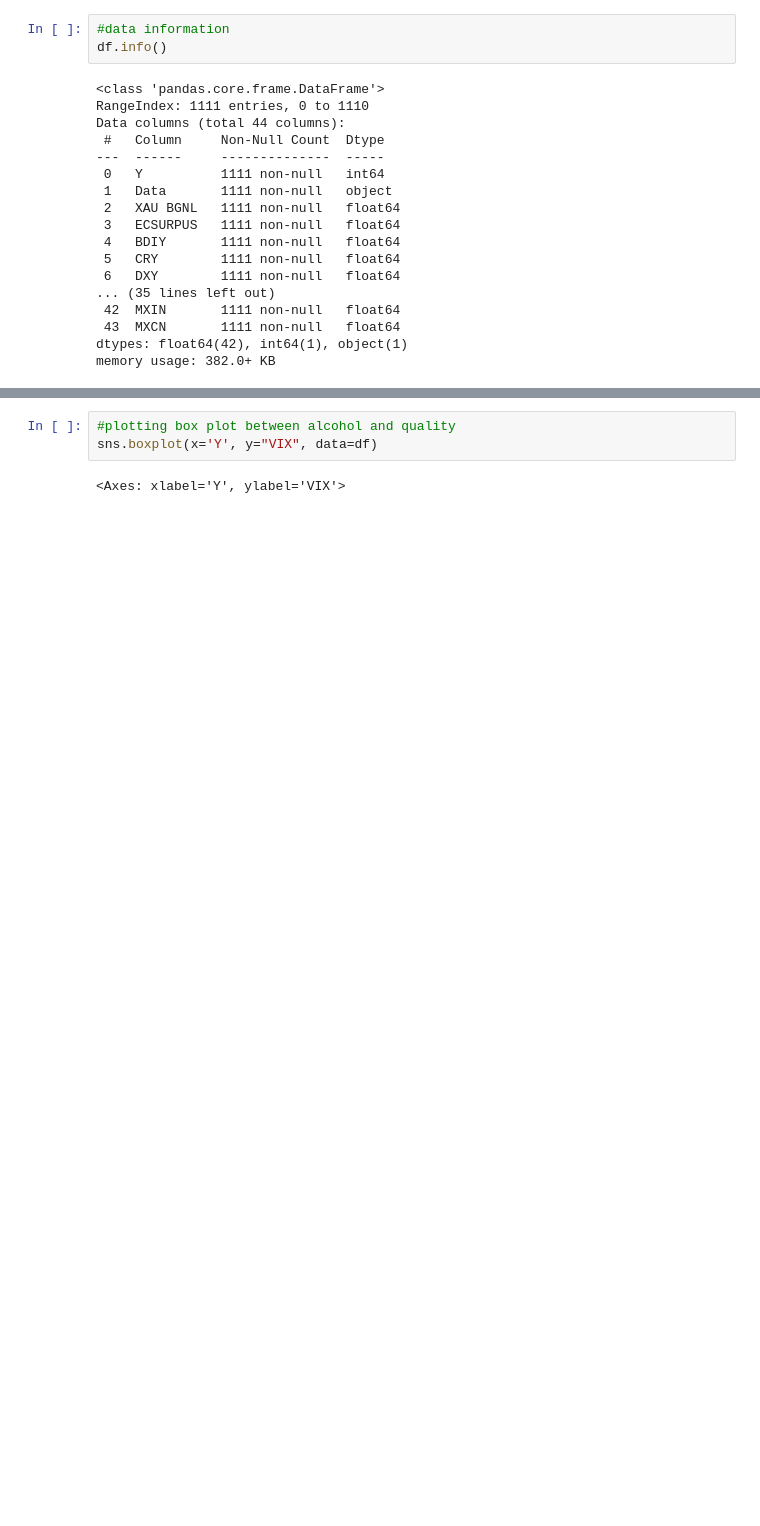
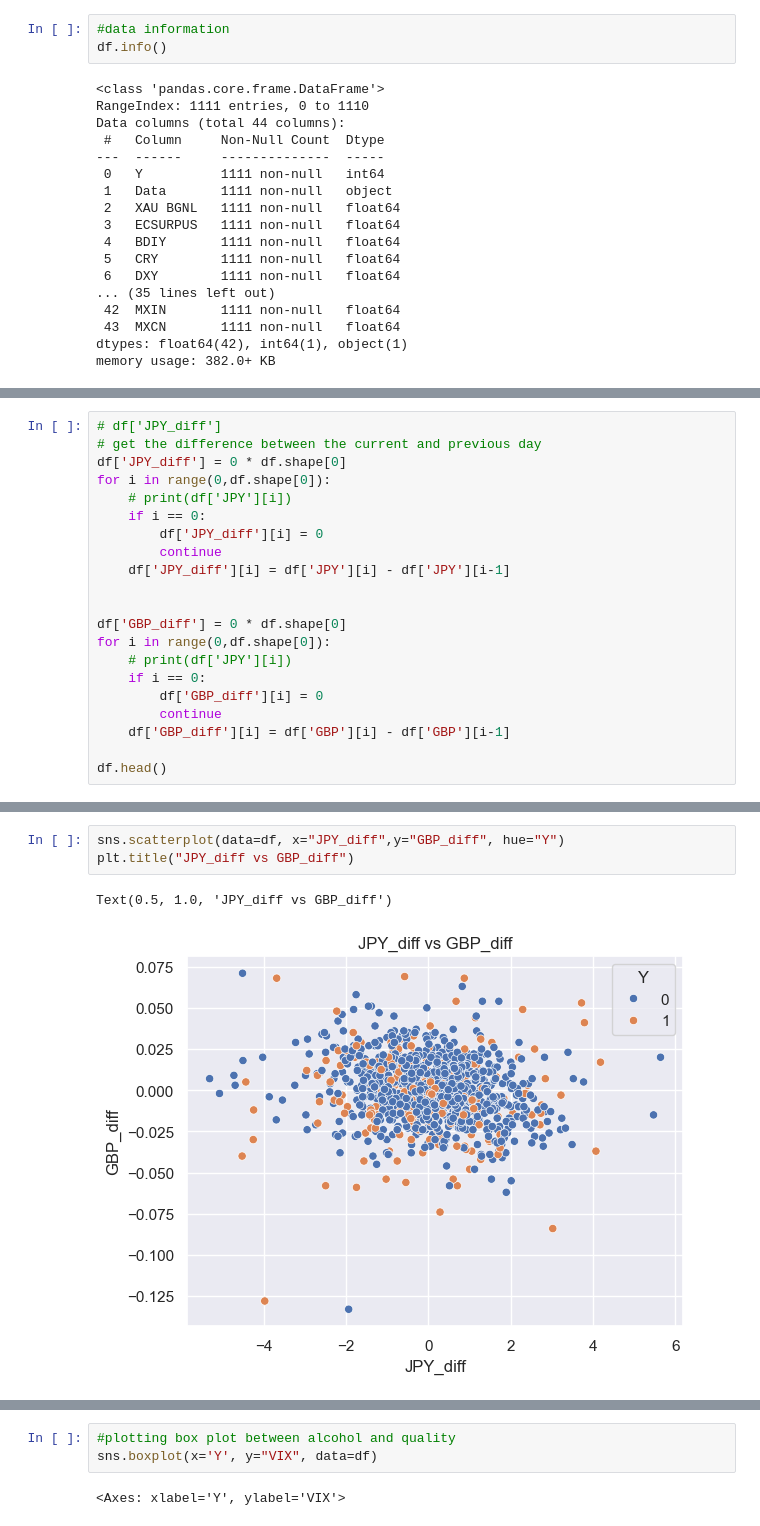
Before and after one commit to kevinhui98/Market-Anomaly-Detection, a Jupyter notebook: backend/market_anomaly_detection.ipynb, the cells around one changed output, grey strips where cells are left out. Saved outputs shown, nothing was run; the diff lists cells and outputs as text; blank space fills up the shorter version.

```diff
--- a/backend/market_anomaly_detection.ipynb
+++ b/backend/market_anomaly_detection.ipynb
@@ -57,0 +75,21 @@ Name: VIX, dtype: float64
+# %%
+# df['JPY_diff']
+# get the difference between the current and previous day
+df['JPY_diff'] = 0 * df.shape[0]
+for i in range(0,df.shape[0]):
+    # print(df['JPY'][i])
+    if i == 0:
+        df['JPY_diff'][i] = 0
+        continue
+    df['JPY_diff'][i] = df['JPY'][i] - df['JPY'][i-1]
+
+
+df['GBP_diff'] = 0 * df.shape[0]
+for i in range(0,df.shape[0]):
+    # print(df['JPY'][i])
+    if i == 0:
+        df['GBP_diff'][i] = 0
+        continue
+    df['GBP_diff'][i] = df['GBP'][i] - df['GBP'][i-1]
+
+df.head()
@@ -57,0 +121,6 @@ Name: VIX, dtype: float64
+# %%
+sns.scatterplot(data=df, x="JPY_diff",y="GBP_diff", hue="Y")
+plt.title("JPY_diff vs GBP_diff")
+# %% [output]
+Text(0.5, 1.0, 'JPY_diff vs GBP_diff')
+[figure, added]
```
Also changed, not shown: parts of 10 cells of this notebook.
